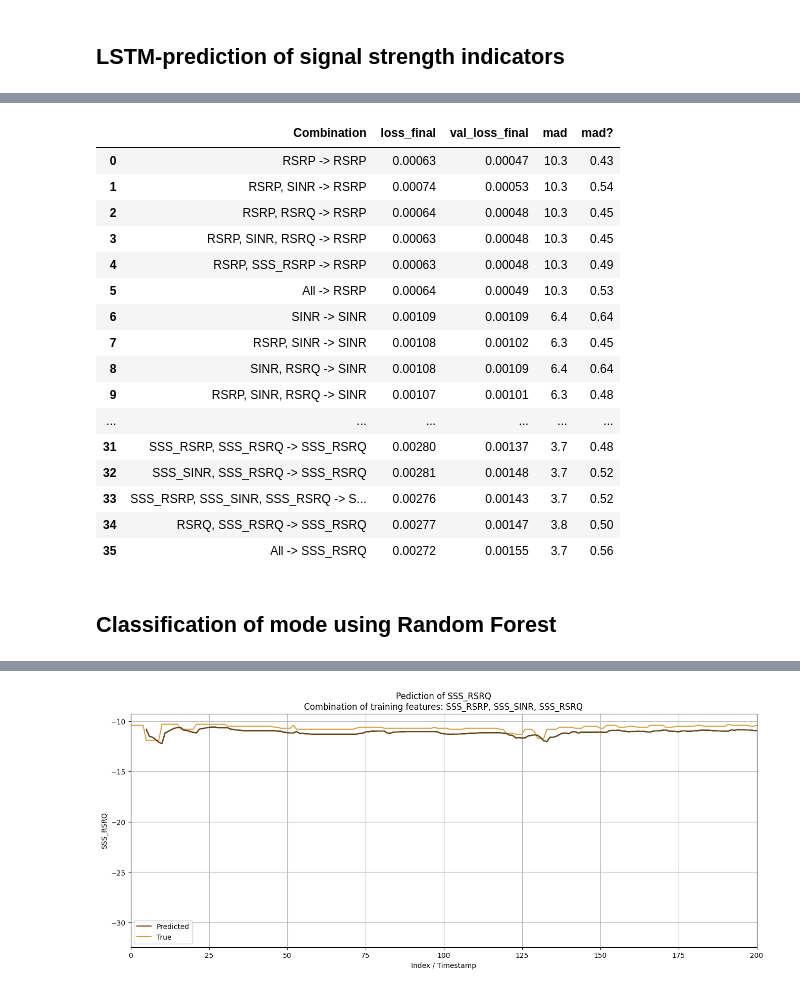
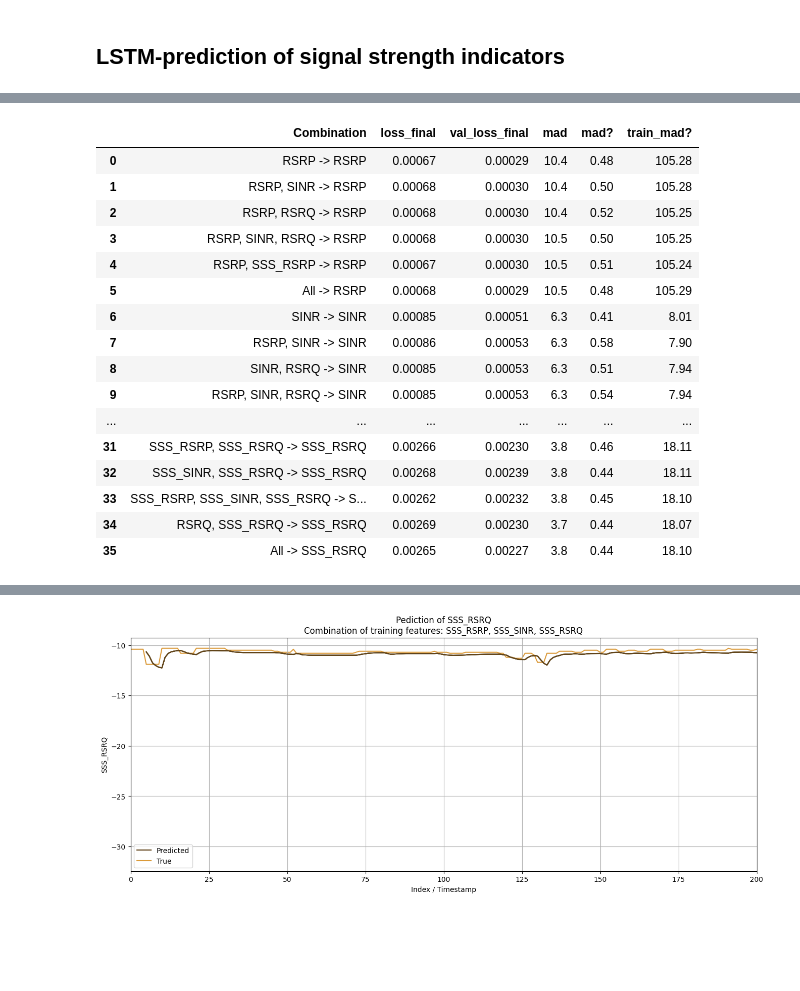
Before and after one commit to ihneskarbovik/master, a Jupyter notebook: main_two_campaigns.ipynb, the cells around one changed output, grey strips where cells are left out. Drawn from its saved outputs; the diff is of its cells as text; code cells hidden in the pictures; blank space fills up the shorter version.

```diff
--- a/main_two_campaigns.ipynb
+++ b/main_two_campaigns.ipynb
@@ -23,7 +23,7 @@ mode_colors = ['#872323', '#C93636', '#E26666', '#F4B6B6']
         The first DataFrame containing every datapoint belonging to the given campaign (if any)
         The second DataFrame containing only one column - the mode (4G or 5G)
 '''
-def read_dataset(filename, campaign=None, features=None):
+def read_dataset(filename, campaigns=None, features=None):
     df = pd.read_csv(filename)
     df = df.loc[:, ~df.columns.str.match('Unnamed')]
     df = df.loc[:, ~df.columns.str.match('Timestamp')]
@@ -31,8 +31,8 @@ def read_dataset(filename, campaign=None, features=None):
     df = df.replace('LTE', 0)
     df = df[df['campaign'].str.contains('Driving')]
 
-    if campaign != None:
-        df = df[df['campaign'] == campaign]
+    if campaigns != None:
+        df = df[df['campaign'].isin(campaigns)]
 
     if features == None:
         features = ['RSRP', 'SINR', 'RSRQ', 'SSS_RSRP', 'SSS_SINR', 'SSS_RSRQ', 'campaign']
@@ -93,11 +111,13 @@ def check_handover_array(y, which='both' or '5g' or '4g'):
 ## LSTM-prediction of signal strength indicators
 # %%
 tf.random.set_seed(4567)
-campaign='Interactivity_gaming_4G5G_TIM_Driving_Palasport_to_Via_Appia_End_No_Flight_Mode'
-test_campaign = 'Ping_UNIDATA_4G5G_TIM_Driving_Palasport_to_Via_Appia_End_No_Flight_Mode'
+campaigns = ['Interactivity_gaming_4G5G_TIM_Driving_Palasport_to_Via_Appia_End_No_Flight_Mode',
+             'Ping_UNIDATA_4G5G_TIM_Driving_Via_Normanni_to_Sabino',
+             'Capacity_Ookla_4G5G_TIM_Driving_Tuscolana_Stat_Appia_No_Flight_Mode']
+test_campaign = ['Ping_UNIDATA_4G5G_TIM_Driving_Palasport_to_Via_Appia_End_No_Flight_Mode']
 
-train, mode_train = read_dataset('datasets/Op1_merged.csv', campaign=campaign)
-test, mode_test = read_dataset('datasets/Op1_merged.csv', campaign=test_campaign)
+train, mode_train = read_dataset('datasets/Op1_merged.csv', campaigns=campaigns)
+test, mode_test = read_dataset('datasets/Op1_merged.csv', campaigns=test_campaign)
 
 results = {}
 target_features = ['RSRP', 'SINR', 'RSRQ', 'SSS_RSRP', 'SSS_SINR', 'SSS_RSRQ']
@@ -119,8 +139,8 @@ for target in target_features:
             used_features = used_features + ' -> ' + target
             print(used_features)
             features.append('campaign')
-            warnings.simplefilter(action='ignore', category=pd.errors.SettingWithCopyWarning)
-            results[used_features] = LSTM(train=train[features], test=test[features], target_feature=target, features=features, n_steps_in=5, n_steps_out=1)
+            warnings.simplefilter(action='ignore') #, category=pd.errors.SettingWithCopyWarning)
+            results[used_features] = LSTM(train=train[features], test=test[features], target_feature=target, features=features, n_steps_in=5, n_steps_out=1, campaigns=campaigns)
 # %% [output]
 RSRP -> RSRP
 RSRP, SINR -> RSRP
@@ -142,27 +162,25 @@ All -> SSS_RSRQ
 # %%
 df_results = pd.DataFrame.from_dict(results, orient='index')
 
 df_results.reset_index(inplace=True)
 df_results.rename(columns={'index': 'Combination'}, inplace=True)
-df_results = df_results.drop(['y_pred', 'y_true', 'train_pred', 'train_true', 'loss', 'val_loss', 'list_mad?'], axis=1)
+df_results = df_results.drop(['y_pred', 'y_true', 'train_pred', 'train_true', 'loss', 'val_loss', 'list_mad?', 'train_list_mad?'], axis=1)
 df_results
 # %% [output]
-|  | Combination | loss_final | val_loss_final | mad | mad? |
-| 0 | RSRP -> RSRP | 0.00063 | 0.00047 | 10.3 | 0.43 |
-| 1 | RSRP, SINR -> RSRP | 0.00074 | 0.00053 | 10.3 | 0.54 |
-| 2 | RSRP, RSRQ -> RSRP | 0.00064 | 0.00048 | 10.3 | 0.45 |
-| 3 | RSRP, SINR, RSRQ -> RSRP | 0.00063 | 0.00048 | 10.3 | 0.45 |
-| 4 | RSRP, SSS_RSRP -> RSRP | 0.00063 | 0.00048 | 10.3 | 0.49 |
-| 5 | All -> RSRP | 0.00064 | 0.00049 | 10.3 | 0.53 |
-| 6 | SINR -> SINR | 0.00109 | 0.00109 | 6.4 | 0.64 |
-| 7 | RSRP, SINR -> SINR | 0.00108 | 0.00102 | 6.3 | 0.45 |
-| 8 | SINR, RSRQ -> SINR | 0.00108 | 0.00109 | 6.4 | 0.64 |
-| 9 | RSRP, SINR, RSRQ -> SINR | 0.00107 | 0.00101 | 6.3 | 0.48 |
-| ... | ... | ... | ... | ... | ... |
-| 31 | SSS_RSRP, SSS_RSRQ -> SSS_RSRQ | 0.00280 | 0.00137 | 3.7 | 0.48 |
-| 32 | SSS_SINR, SSS_RSRQ -> SSS_RSRQ | 0.00281 | 0.00148 | 3.7 | 0.52 |
-| 33 | SSS_RSRP, SSS_SINR, SSS_RSRQ -> S... | 0.00276 | 0.00143 | 3.7 | 0.52 |
-| 34 | RSRQ, SSS_RSRQ -> SSS_RSRQ | 0.00277 | 0.00147 | 3.8 | 0.50 |
-| 35 | All -> SSS_RSRQ | 0.00272 | 0.00155 | 3.7 | 0.56 |
+|  | Combination | loss_final | val_loss_final | mad | mad? | train_mad? |
+| 0 | RSRP -> RSRP | 0.00067 | 0.00029 | 10.4 | 0.48 | 105.28 |
+| 1 | RSRP, SINR -> RSRP | 0.00068 | 0.00030 | 10.4 | 0.50 | 105.28 |
+| 2 | RSRP, RSRQ -> RSRP | 0.00068 | 0.00030 | 10.4 | 0.52 | 105.25 |
+| 3 | RSRP, SINR, RSRQ -> RSRP | 0.00068 | 0.00030 | 10.5 | 0.50 | 105.25 |
+| 4 | RSRP, SSS_RSRP -> RSRP | 0.00067 | 0.00030 | 10.5 | 0.51 | 105.24 |
+| 5 | All -> RSRP | 0.00068 | 0.00029 | 10.5 | 0.48 | 105.29 |
+| 6 | SINR -> SINR | 0.00085 | 0.00051 | 6.3 | 0.41 | 8.01 |
+| 7 | RSRP, SINR -> SINR | 0.00086 | 0.00053 | 6.3 | 0.58 | 7.90 |
+| 8 | SINR, RSRQ -> SINR | 0.00085 | 0.00053 | 6.3 | 0.51 | 7.94 |
+| 9 | RSRP, SINR, RSRQ -> SINR | 0.00085 | 0.00053 | 6.3 | 0.54 | 7.94 |
+| ... | ... | ... | ... | ... | ... | ... |
+| 31 | SSS_RSRP, SSS_RSRQ -> SSS_RSRQ | 0.00266 | 0.00230 | 3.8 | 0.46 | 18.11 |
+| 32 | SSS_SINR, SSS_RSRQ -> SSS_RSRQ | 0.00268 | 0.00239 | 3.8 | 0.44 | 18.11 |
+| 33 | SSS_RSRP, SSS_SINR, SSS_RSRQ -> S... | 0.00262 | 0.00232 | 3.8 | 0.45 | 18.10 |
+| 34 | RSRQ, SSS_RSRQ -> SSS_RSRQ | 0.00269 | 0.00230 | 3.7 | 0.44 | 18.07 |
+| 35 | All -> SSS_RSRQ | 0.00265 | 0.00227 | 3.8 | 0.44 | 18.10 |
-# %% [markdown]
-## Classification of mode using Random Forest
```
Also changed, not shown: parts of 16 cells of this notebook, 2 other files.
